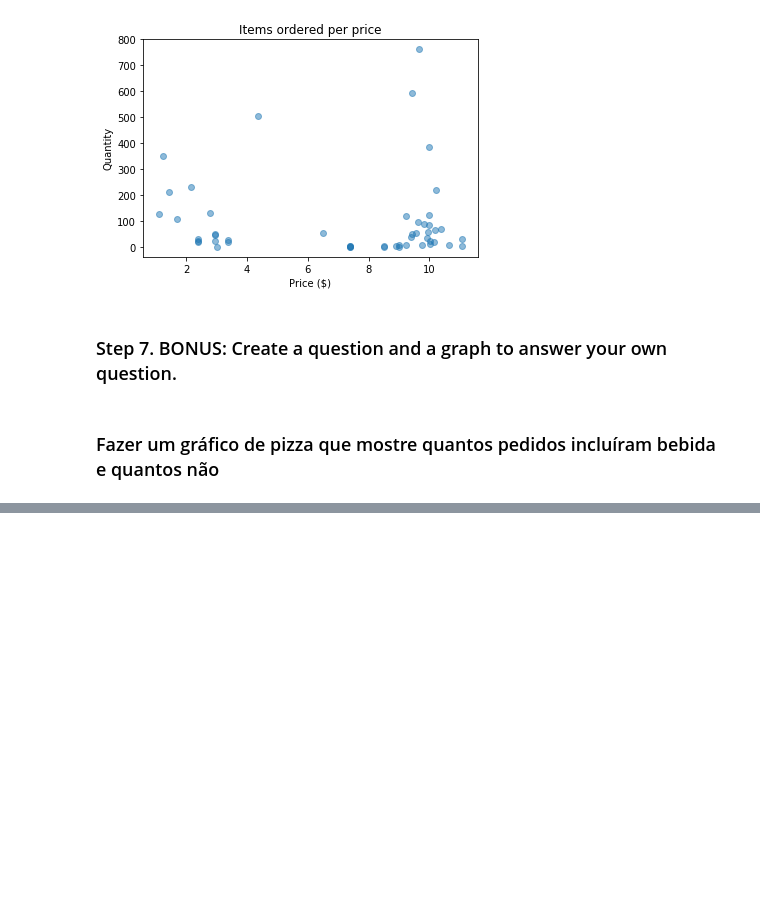
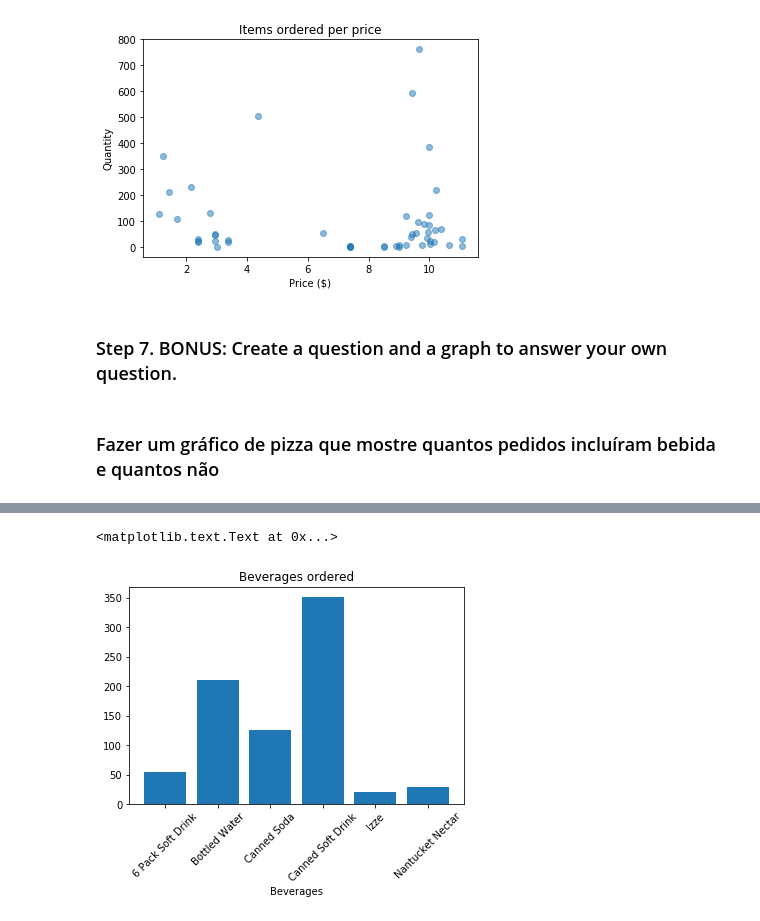
Before and after one commit to joaovitorez/octos-academy, a Jupyter notebook: 02. Data Handling/Exercises/07_Visualization/Chipotle/Exercises.ipynb, the cells around one changed output, grey strips where cells are left out. Cells and saved outputs as stored; diff of their text form; code cells hidden in the pictures; blank space fills up the shorter version.

```diff
--- a/02. Data Handling/Exercises/07_Visualization/Chipotle/Exercises.ipynb
+++ b/02. Data Handling/Exercises/07_Visualization/Chipotle/Exercises.ipynb
@@ -133,0 +152,4 @@ bebidas = ['Canned Soft Drink','Bottled Water','Canned Soda','6 Pack Soft Drink'
+# %%
+produtos = chipo.groupby(by='item_name', as_index=False).sum()
+bebidas_df = produtos.query('item_name in @bebidas')
+bebidas_df
@@ -133,0 +164,11 @@ bebidas = ['Canned Soft Drink','Bottled Water','Canned Soda','6 Pack Soft Drink'
+# %%
+import numpy as np
+
+plt.bar(np.arange(len(bebidas_df)), bebidas_df.quantity, label='Quantity')
+
+plt.xticks(np.arange(len(bebidas_df)), bebidas_df.item_name, rotation='45')
+plt.title('Beverages ordered')
+plt.xlabel('Beverages')
+# %% [output]
+<matplotlib.text.Text at 0x...>
+[figure, added]
```
Also changed, not shown: parts of 7 cells of this notebook.
